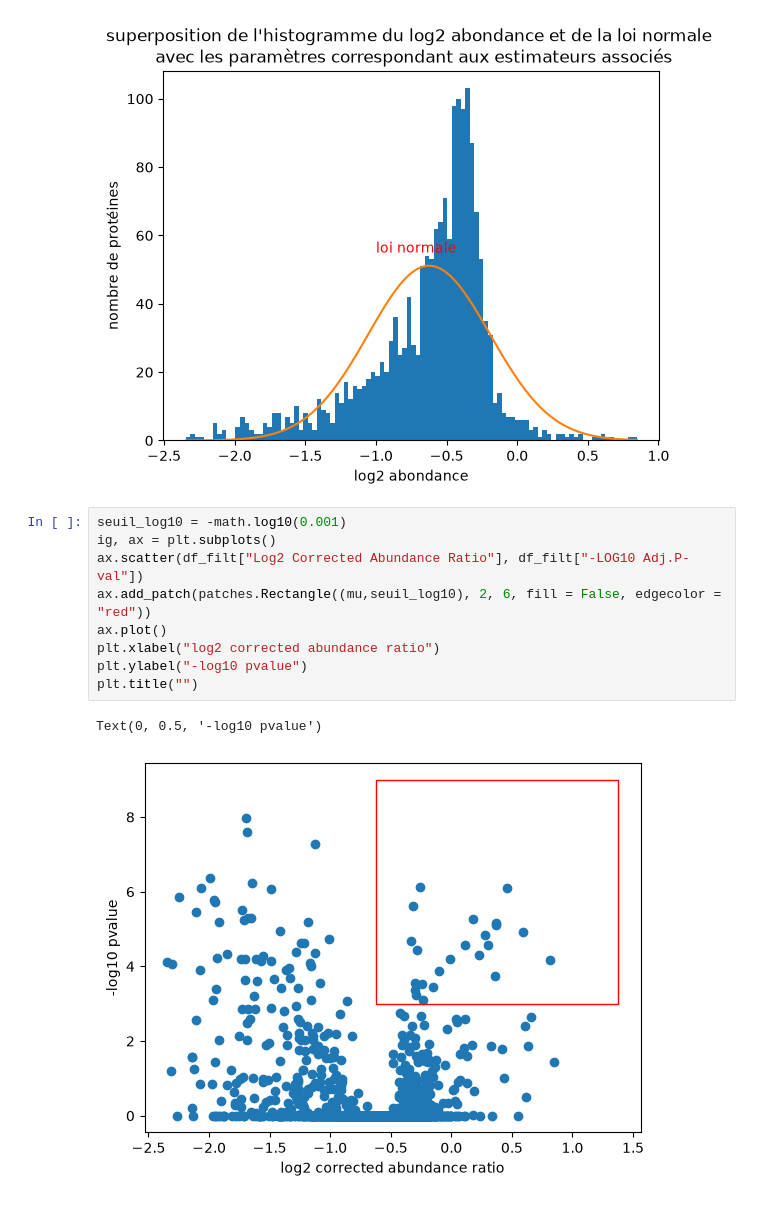
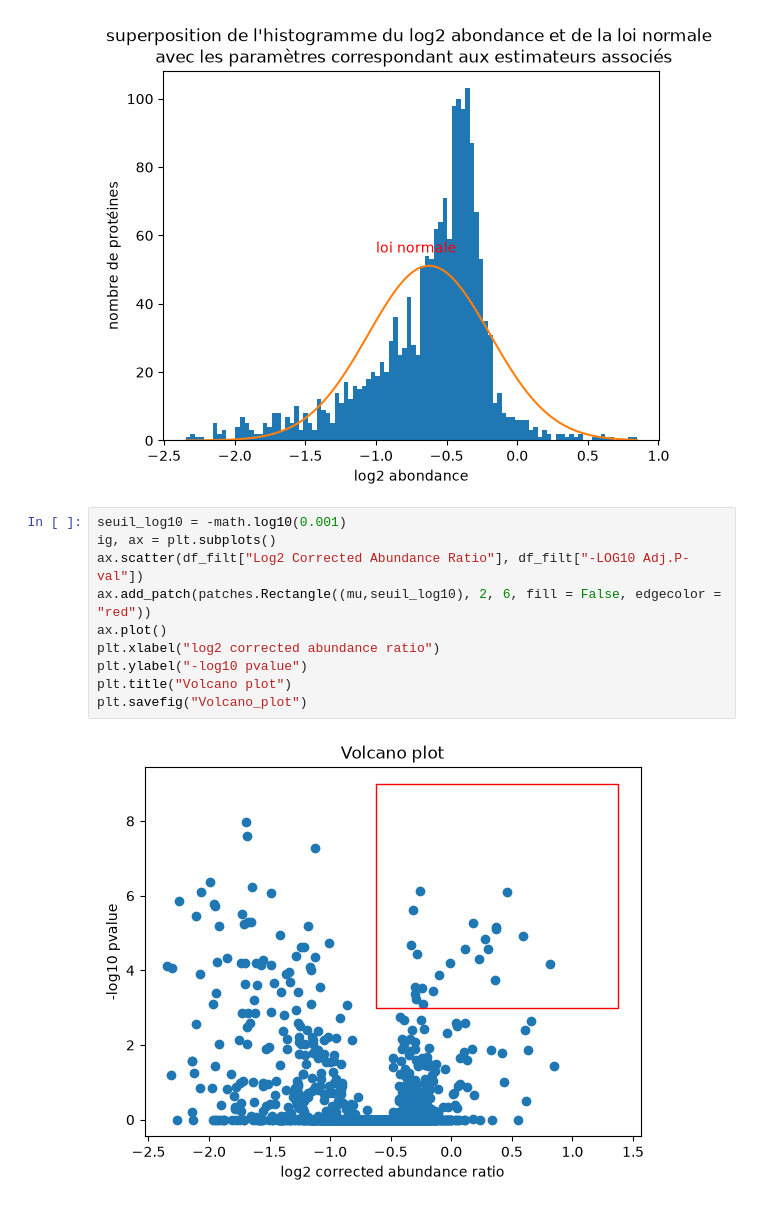
Before and after one commit to agathetassantof/tp-proteomics, a Jupyter notebook: TP.ipynb, the cells around one changed output. Drawn from its saved outputs; the diff is of its cells as text.

```diff
--- a/TP.ipynb
+++ b/TP.ipynb
@@ -86,12 +86,12 @@ plt.savefig("hist_loi_norm")
 # %%
 seuil_log10 = -math.log10(0.001)
 ig, ax = plt.subplots()
 ax.scatter(df_filt["Log2 Corrected Abundance Ratio"], df_filt["-LOG10 Adj.P-val"])
 ax.add_patch(patches.Rectangle((mu,seuil_log10), 2, 6, fill = False, edgecolor = "red"))
 ax.plot()
 plt.xlabel("log2 corrected abundance ratio")
 plt.ylabel("-log10 pvalue")
-plt.title("")
+plt.title("Volcano plot")
+plt.savefig("Volcano_plot")
 # %% [output]
-Text(0, 0.5, '-log10 pvalue')
-[figure, old version]
+[figure, new version]
```
Also changed, not shown: parts of 4 cells of this notebook, 1 other file.
